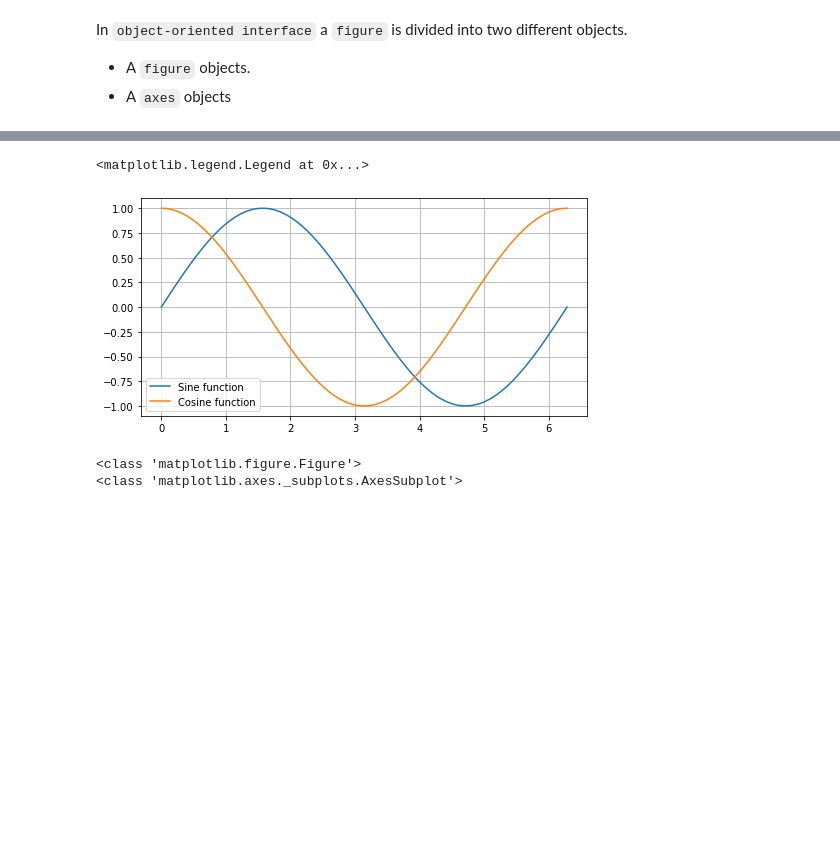
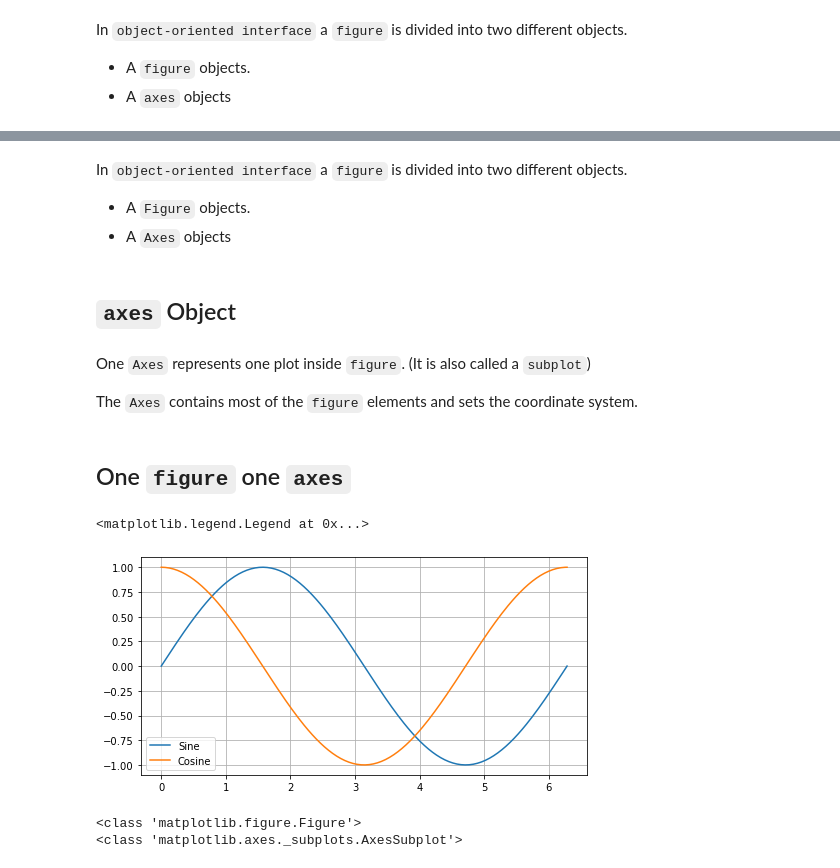
Before and after one commit to implse/Introduction_to_Matplotlib, a Jupyter notebook: Introduction_To_Matplotlib.ipynb, the cells around one changed output, grey strips where cells are left out. Drawn from its saved outputs; the diff is of its cells as text; code cells hidden in the pictures; blank space fills up the shorter version.

```diff
--- a/Introduction_To_Matplotlib.ipynb
+++ b/Introduction_To_Matplotlib.ipynb
@@ -198,0 +192,13 @@ cos = np.cos(x)
+# %% [markdown]
+In `object-oriented interface` a `figure` is divided into two different objects.
+
+- A `Figure` objects.
+- A `Axes` objects
+# %% [markdown]
+## `axes` Object
+# %% [markdown]
+One `Axes` represents one plot inside `figure`. (It is also called a `subplot`)
+
+The `Axes` contains most of the `figure` elements and sets the coordinate system.
+# %% [markdown]
+## One `figure` one `axes`
@@ -199,13 +209,13 @@ cos = np.cos(x)
 # %%
 ## Object Oriented Style
 figure, axes = plt.subplots(figsize=(8, 4))
-axes.plot(x, sin, label="Sine function")
-axes.plot(x, cos, label="Cosine function")
+axes.plot(x, sin, label="Sine")
+axes.plot(x, cos, label="Cosine")
 axes.grid(True)
 axes.legend()
 # %% [output]
 <matplotlib.legend.Legend at 0x...>
-[figure, old version]
+[figure, new version]
 # %%
 print(type(figure))
 print(type(axes))
```
Also changed, not shown: parts of 13 cells of this notebook.
